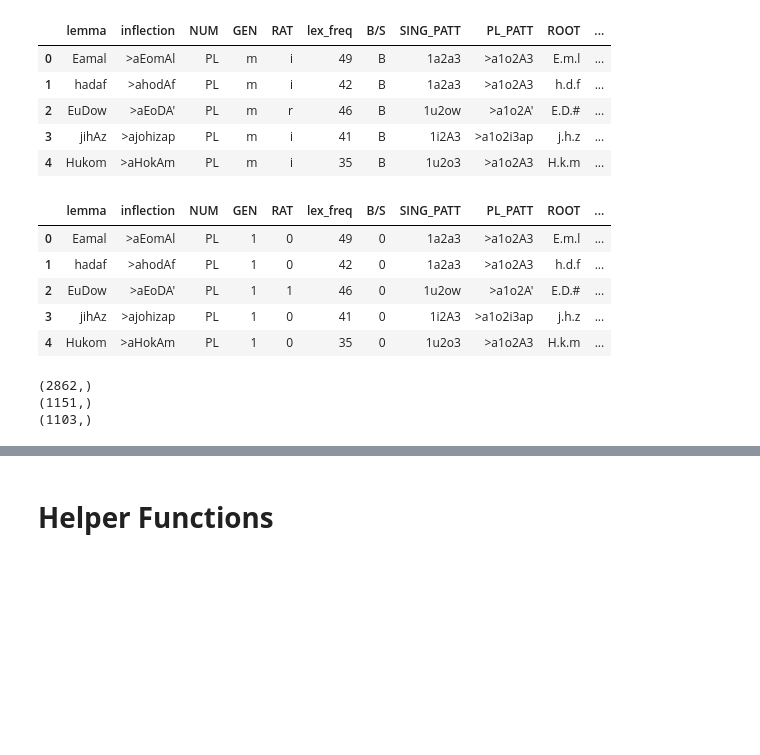
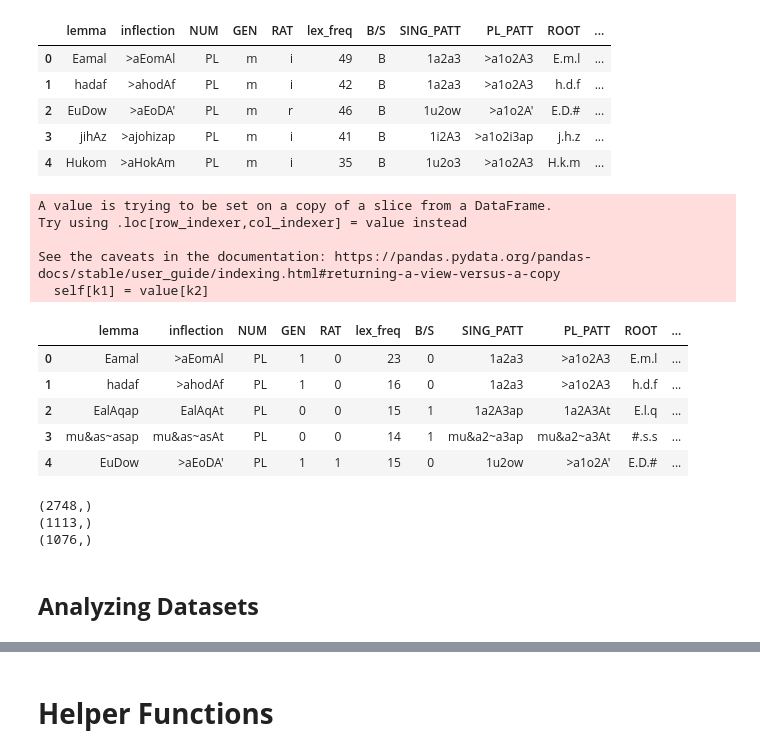
Before and after one commit to amirezzati/broken-plural, a Jupyter notebook: Arabic_broken_plurals.ipynb, the cells around one changed output, grey strips where cells are left out. Drawn from its saved outputs; the diff is of its cells as text; code cells hidden in the pictures; blank space fills up the shorter version.

```diff
--- a/Arabic_broken_plurals.ipynb
+++ b/Arabic_broken_plurals.ipynb
@@ -45,40 +49,51 @@ train_csv.head()
 | 2 | EuDow | >aEoDA' | PL | m | r | 46 | B | 1u2ow | >a1o2A' | E.D.# | ... |
 | 3 | jihAz | >ajohizap | PL | m | i | 41 | B | 1i2A3 | >a1o2i3ap | j.h.z | ... |
 | 4 | Hukom | >aHokAm | PL | m | i | 35 | B | 1u2o3 | >a1o2A3 | H.k.m | ... |
+# %%
+train_csv_filtered = train_csv[train_csv['ROOT'] != 'NTWS']
+dev_csv_filtered = dev_csv[dev_csv['ROOT'] != 'NTWS']
+test_csv_filtered = test_csv[test_csv['ROOT'] != 'NTWS']
 # %%
 # Label encoder for encoding gender and rational features
 # 'B' class: 0      'S' class: 1
 categorical_attr = ['GEN', 'RAT', 'B/S']
 
 le = LabelEncoder()
-train_csv[categorical_attr] = train_csv[categorical_attr].apply(le.fit_transform, axis=0)
+train_csv_filtered[categorical_attr] = train_csv_filtered[categorical_attr].apply(le.fit_transform, axis=0)
 
 le = LabelEncoder()
-test_csv[categorical_attr] = test_csv[categorical_attr].apply(le.fit_transform, axis=0)
+dev_csv_filtered[categorical_attr] = dev_csv_filtered[categorical_attr].apply(le.fit_transform, axis=0)
 
 le = LabelEncoder()
-dev_csv[categorical_attr] = dev_csv[categorical_attr].apply(le.fit_transform, axis=0)
+test_csv_filtered[categorical_attr] = test_csv_filtered[categorical_attr].apply(le.fit_transform, axis=0)
 
-train_csv.head()
+test_csv_filtered.head()
 # %% [output]
+A value is trying to be set on a copy of a slice from a DataFrame.
+Try using .loc[row_indexer,col_indexer] = value instead
+
+See the caveats in the documentation: https://pandas.pydata.org/pandas-docs/stable/user_guide/indexing.html#returning-a-view-versus-a-copy
+  self[k1] = value[k2]
 |  | lemma | inflection | NUM | GEN | RAT | lex_freq | B/S | SING_PATT | PL_PATT | ROOT | ... |
-| 0 | Eamal | >aEomAl | PL | 1 | 0 | 49 | 0 | 1a2a3 | >a1o2A3 | E.m.l | ... |
-| 1 | hadaf | >ahodAf | PL | 1 | 0 | 42 | 0 | 1a2a3 | >a1o2A3 | h.d.f | ... |
-| 2 | EuDow | >aEoDA' | PL | 1 | 1 | 46 | 0 | 1u2ow | >a1o2A' | E.D.# | ... |
-| 3 | jihAz | >ajohizap | PL | 1 | 0 | 41 | 0 | 1i2A3 | >a1o2i3ap | j.h.z | ... |
-| 4 | Hukom | >aHokAm | PL | 1 | 0 | 35 | 0 | 1u2o3 | >a1o2A3 | H.k.m | ... |
+| 0 | Eamal | >aEomAl | PL | 1 | 0 | 23 | 0 | 1a2a3 | >a1o2A3 | E.m.l | ... |
+| 1 | hadaf | >ahodAf | PL | 1 | 0 | 16 | 0 | 1a2a3 | >a1o2A3 | h.d.f | ... |
+| 2 | EalAqap | EalAqAt | PL | 0 | 0 | 15 | 1 | 1a2A3ap | 1a2A3At | E.l.q | ... |
+| 3 | mu&as~asap | mu&as~asAt | PL | 0 | 0 | 14 | 1 | mu&a2~a3ap | mu&a2~a3At | #.s.s | ... |
+| 4 | EuDow | >aEoDA' | PL | 1 | 1 | 15 | 0 | 1u2ow | >a1o2A' | E.D.# | ... |
 # %%
 def getNumpyData(dataFrame):
   '''
-  Output type->List : 0:lamma | 1:singular pattern | 2:root |3:inflection | 4:plural pattern | 5:plural type(B/S) | 6:gender | 7:rational
+  Output type->List : 0:lamma | 1:singular pattern | 2:root |3:inflection | 4:plural pattern | 5:plural type(B/S) | 6:gender | 7:rational | 8:freq | 9:nmberOfRoot
   '''
-  data = [] # 0:lamma | 1:singular pattern | 2:root |3:inflection | 4:plural pattern | 5:plural type(B/S) | 6:gender | 7:rational
+  data = [] # 0:lemma | 1:singular pattern | 2:root |3:inflection | 4:plural pattern | 5:plural type(B/S) | 6:gender | 7:rational
   data.append(dataFrame['lemma'].to_numpy())
   data.append(dataFrame['SING_PATT'].to_numpy())
 
   root = dataFrame['ROOT'].to_numpy()
   # delete dot sign(.) in root feature
-  for i in range(len(root)): root[i] = root[i].replace(".","")
+  for i in range(len(root)):
+    root[i] = root[i].replace(".","")
+    root[i] = root[i].replace("#","")
   data.append(root)
 
   data.append(dataFrame['inflection'].to_numpy())
@@ -86,13 +101,20 @@ def getNumpyData(dataFrame):
   data.append(dataFrame['B/S'].to_numpy())
   data.append(dataFrame['GEN'].to_numpy())
   data.append(dataFrame['RAT'].to_numpy())
+  data.append(dataFrame['FREQ'].to_numpy())
+
+  numOfRoot = [len(x) for x in root]
+  data.append(np.array(numOfRoot))
+
   print(data[0].shape)
   return data
 
-trainData = getNumpyData(train_csv)
-devData = getNumpyData(dev_csv)
-testData = getNumpyData(test_csv)
+trainData = getNumpyData(train_csv_filtered)
+devData = getNumpyData(dev_csv_filtered)
+testData = getNumpyData(test_csv_filtered)
 # %% [output]
-(2862,)
-(1151,)
-(1103,)
+(2748,)
+(1113,)
+(1076,)
+# %% [markdown]
+## **Analyzing Datasets**
```
Also changed, not shown: parts of 83 cells of this notebook.
